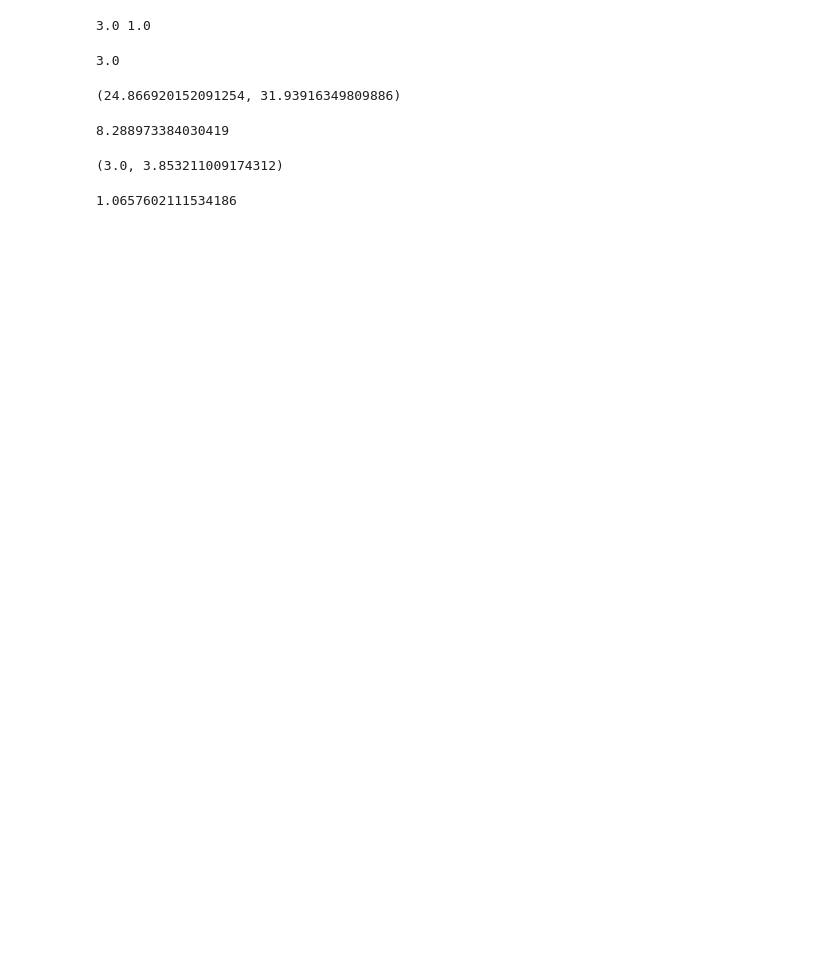
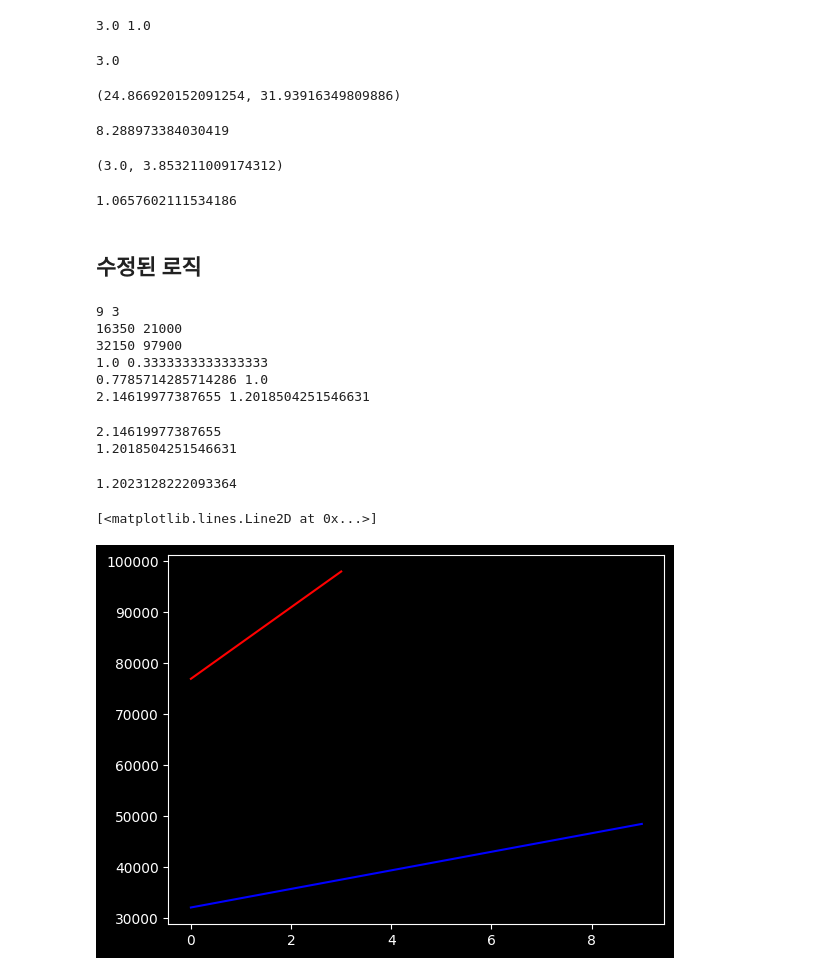
Before and after one commit to teddylee777/ElliottWaveAnalyzer, a Jupyter notebook: test.ipynb, the cells around one changed output. Saved outputs shown, nothing was run; the diff lists cells and outputs as text; code cells hidden in the pictures; blank space fills up the shorter version.

Commit message:
알고리즘 비율 구조를 1.8 ratio 로 변환

```diff
--- a/test.ipynb
+++ b/test.ipynb
@@ -364,3 +362,5 @@ len2 = math.sqrt(x2**2 + y2**2)
 len1 / len2
 # %% [output]
 1.0657602111534186
+# %% [markdown]
+## 수정된 로직
@@ -366,0 +387,65 @@ len1 / len2
+# %%
+x_to_y_ratio = 2.0
+
+width1 = wave1["duration"]
+width2 = wave2["duration"]
+print(width1, width2)
+
+height1 = abs(wave1["points"][1] - wave1["points"][0])
+height2 = abs(wave2["points"][1] - wave2["points"][0])
+print(height1, height2)
+
+max_x = max(width1, width2)
+max_y = max(height1, height2)
+max_height = max(height1, height2)
+low_y = min(
+    wave1["points"][0], wave1["points"][1], wave2["points"][0], wave2["points"][1]
+)
+high_y = max(
+    wave1["points"][0], wave1["points"][1], wave2["points"][0], wave2["points"][1]
+)
+print(low_y, high_y)
+
+width1 /= max_x
+width2 /= max_x
+print(width1, width2)
+
+width1 *= x_to_y_ratio
+width2 *= x_to_y_ratio
+
+height1 /= max_height
+height2 /= max_height
+print(height1, height2)
+
+diagonal1 = math.sqrt(width1**2 + height1**2)
+diagonal2 = math.sqrt(width2**2 + height2**2)
+print(diagonal1, diagonal2)
+# %% [output]
+9 3
+16350 21000
+32150 97900
+1.0 0.3333333333333333
+0.7785714285714286 1.0
+2.14619977387655 1.2018504251546631
+# %%
+import math
+
+diagonal1 = math.sqrt(width1**2 + height1**2)
+diagonal2 = math.sqrt(width2**2 + height2**2)
+print(diagonal1)
+print(diagonal2)
+# %% [output]
+2.14619977387655
+1.2018504251546631
+# %%
+diagonal1 / diagonal2
+# %% [output]
+1.2023128222093364
+# %%
+import matplotlib.pyplot as plt
+
+plt.plot([0, width1], [wave1["points"][0], wave1["points"][1]], color="blue")
+plt.plot([0, width2], [wave2["points"][0], wave2["points"][1]], color="red")
+# %% [output]
+[<matplotlib.lines.Line2D at 0x...>]
+[figure, added]
```
Also changed, not shown: parts of 5 cells of this notebook, 4 other files.
